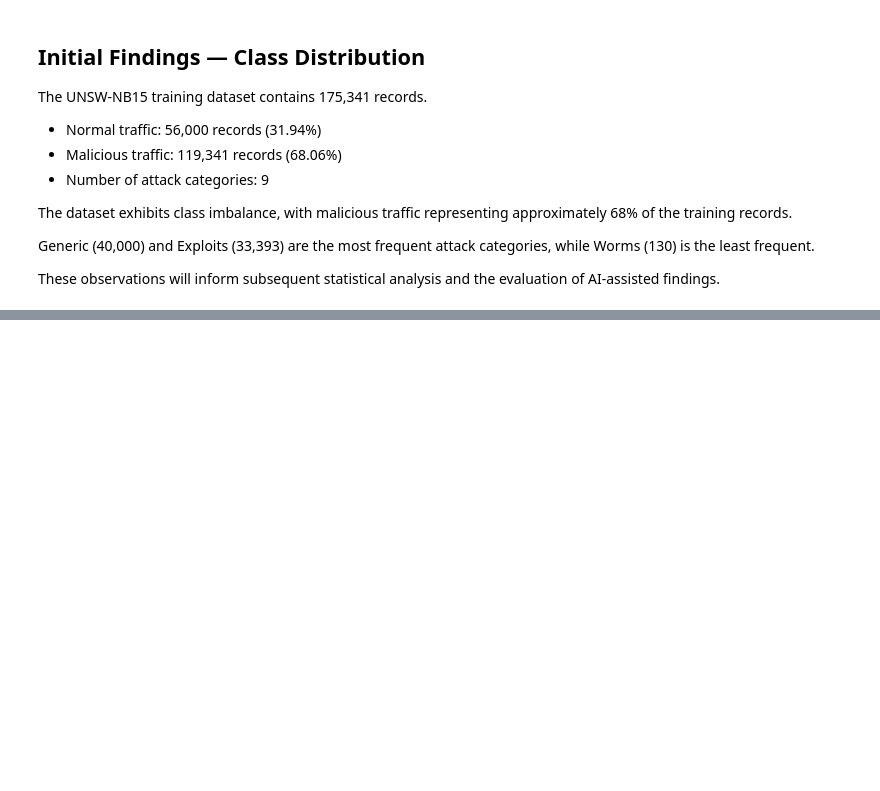
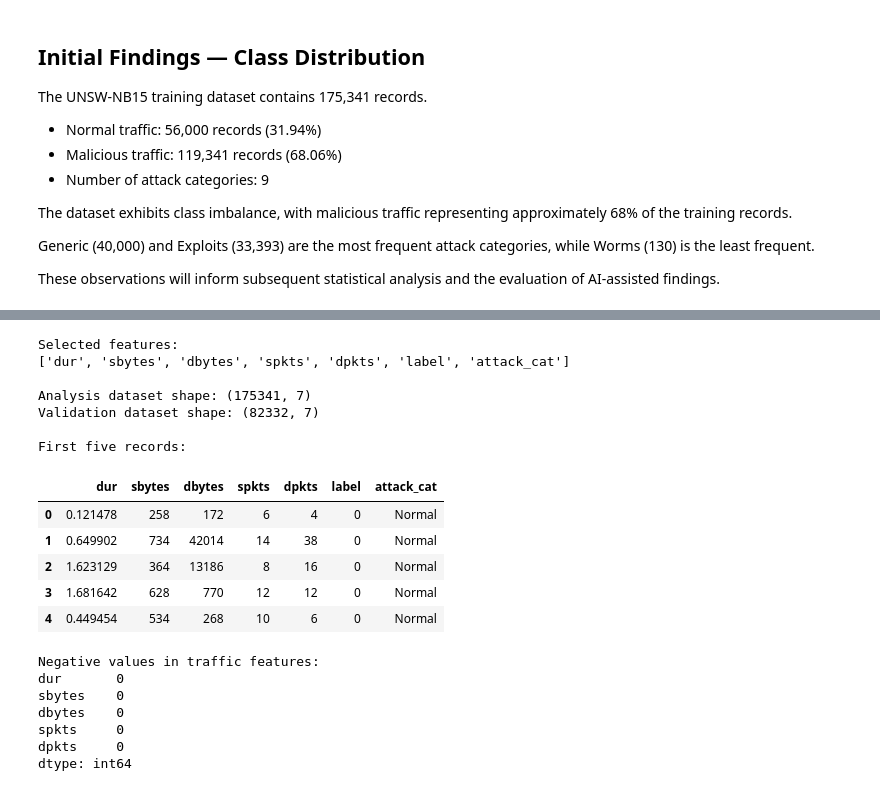
Before and after one commit to bahaali273/COMP9200-AI-vs-Traditional-Intrusion-Analysis, a Jupyter notebook: notebooks/01_dataset_exploration.ipynb, the cells around one changed output, grey strips where cells are left out. Saved outputs shown, nothing was run; the diff lists cells and outputs as text; code cells hidden in the pictures; blank space fills up the shorter version.

```diff
--- a/notebooks/01_dataset_exploration.ipynb
+++ b/notebooks/01_dataset_exploration.ipynb
@@ -102,0 +170,57 @@ analysis and the evaluation of AI-assisted findings.
+# %%
+# Feature selection and preprocessing
+
+# Select research features
+
+selected_features = [
+    'dur',
+    'sbytes',
+    'dbytes',
+    'spkts',
+    'dpkts',
+    'label',
+    'attack_cat'
+]
+
+# Create working copies without modifying original data
+analysis_df = train_df[selected_features].copy()
+validation_df = test_df[selected_features].copy()
+
+# Check selected features and dataset shape
+print("Selected features:")
+print(analysis_df.columns.tolist())
+
+print("\nAnalysis dataset shape:", analysis_df.shape)
+print("Validation dataset shape:", validation_df.shape)
+
+print("\nFirst five records:")
+display(analysis_df.head())
+
+# Check for invalid negative values
+traffic_features = [
+    'dur', 'sbytes', 'dbytes', 'spkts', 'dpkts'
+]
+
+print("\nNegative values in traffic features:")
+print((analysis_df[traffic_features] < 0).sum())
+# %% [output]
+Selected features:
+['dur', 'sbytes', 'dbytes', 'spkts', 'dpkts', 'label', 'attack_cat']
+
+Analysis dataset shape: (175341, 7)
+Validation dataset shape: (82332, 7)
+
+First five records:
+|  | dur | sbytes | dbytes | spkts | dpkts | label | attack_cat |
+| 0 | 0.121478 | 258 | 172 | 6 | 4 | 0 | Normal |
+| 1 | 0.649902 | 734 | 42014 | 14 | 38 | 0 | Normal |
+| 2 | 1.623129 | 364 | 13186 | 8 | 16 | 0 | Normal |
+| 3 | 1.681642 | 628 | 770 | 12 | 12 | 0 | Normal |
+| 4 | 0.449454 | 534 | 268 | 10 | 6 | 0 | Normal |
+Negative values in traffic features:
+dur       0
+sbytes    0
+dbytes    0
+spkts     0
+dpkts     0
+dtype: int64
```
Also changed, not shown: parts of 11 cells of this notebook.
